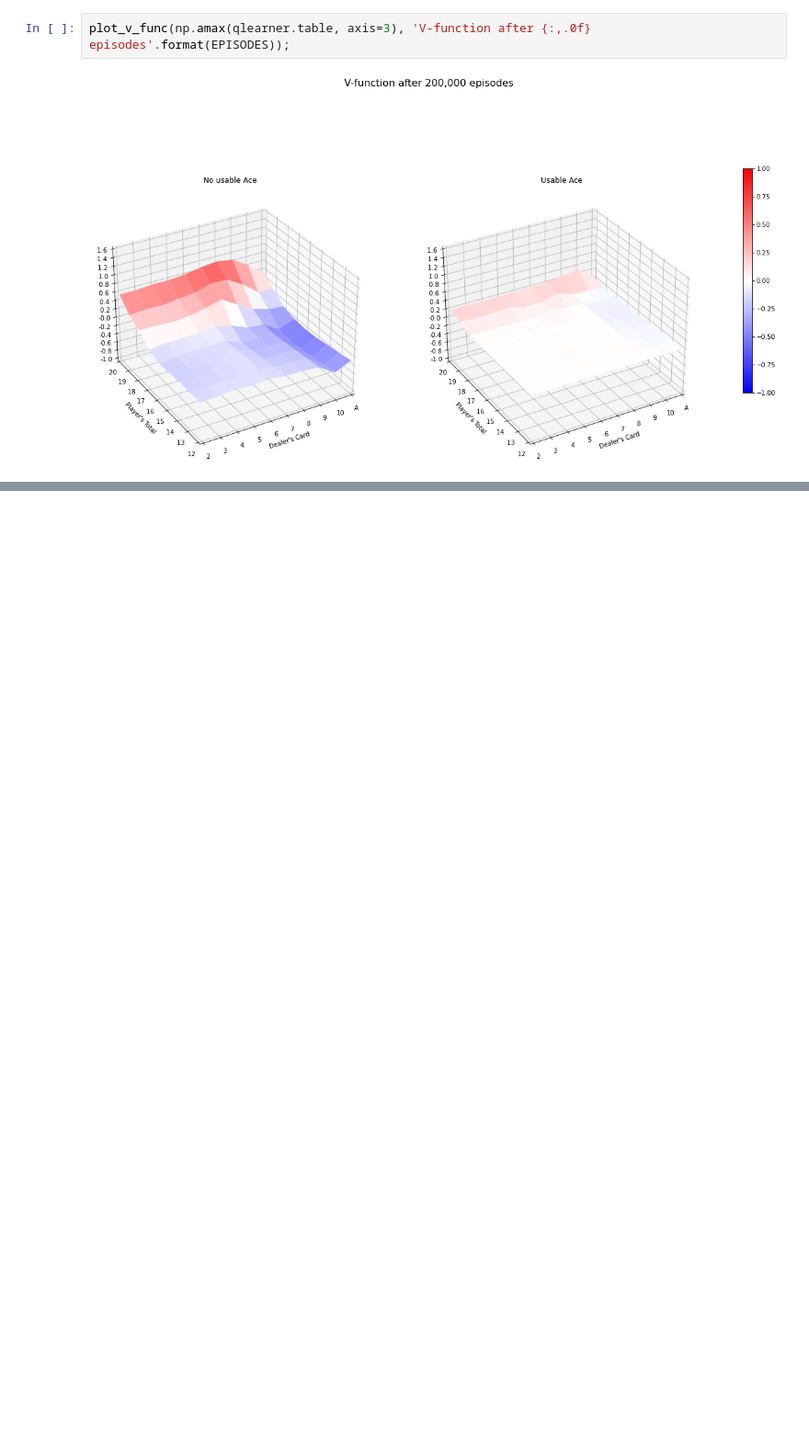
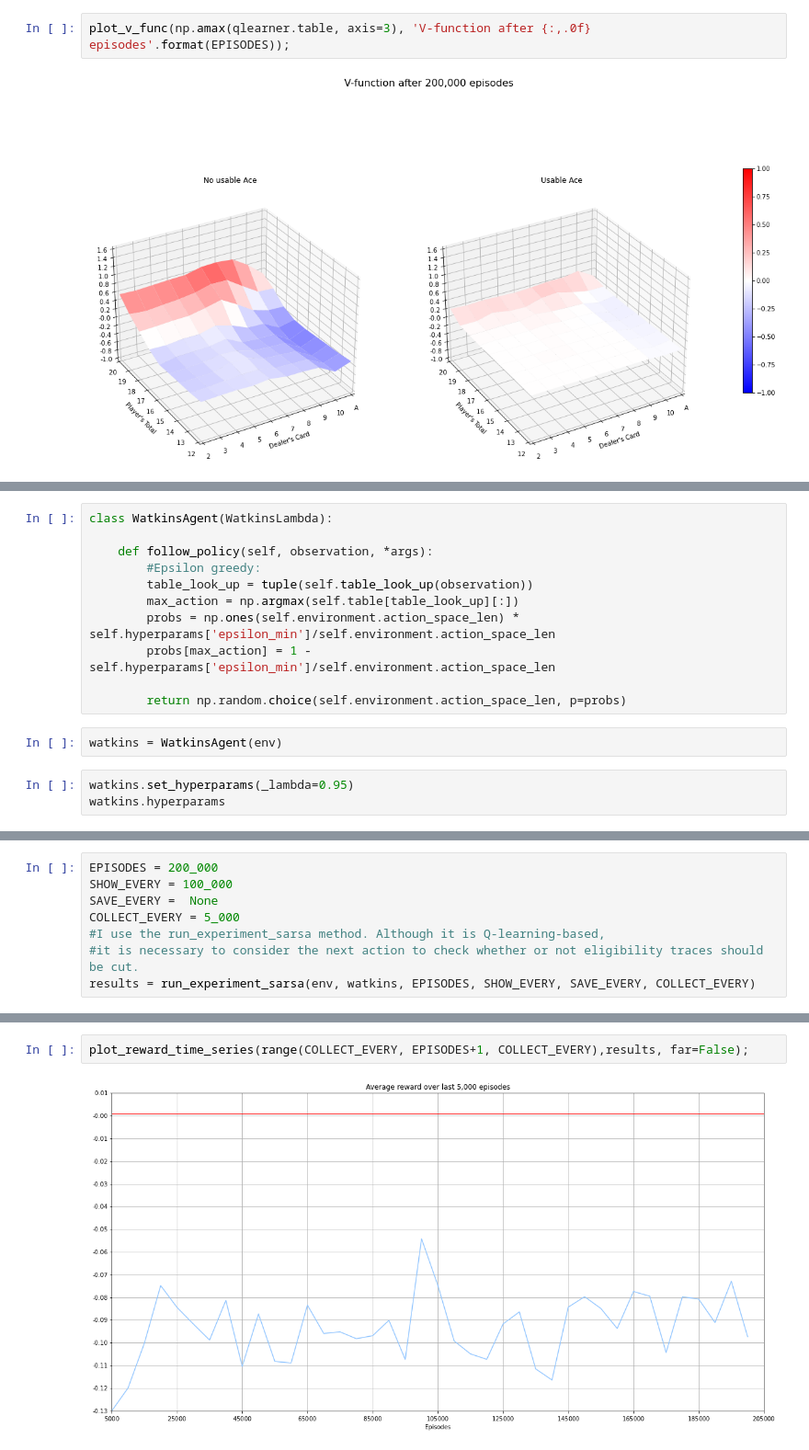
Before and after one commit to Xavi-Linux/Fatjack, a Jupyter notebook: TemporalDifference.ipynb, the cells around one changed output, grey strips where cells are left out. Shown at 92% size. Saved outputs shown, nothing was run; the diff lists cells and outputs as text; blank space fills up the shorter version.

```diff
--- a/TemporalDifference.ipynb
+++ b/TemporalDifference.ipynb
@@ -605,0 +696,16 @@ plot_policy(policy_table, 'Policy after {:,.0f} episodes'.format(EPISODES));
+# %%
+class WatkinsAgent(WatkinsLambda):
+
+    def follow_policy(self, observation, *args):
+        #Epsilon greedy:
+        table_look_up = tuple(self.table_look_up(observation))
+        max_action = np.argmax(self.table[table_look_up][:])
+        probs = np.ones(self.environment.action_space_len) * self.hyperparams['epsilon_min']/self.environment.action_space_len
+        probs[max_action] = 1 - self.hyperparams['epsilon_min']/self.environment.action_space_len
+
+        return np.random.choice(self.environment.action_space_len, p=probs)
+# %%
+watkins = WatkinsAgent(env)
+# %%
+watkins.set_hyperparams(_lambda=0.95)
+watkins.hyperparams
@@ -605,0 +720,8 @@ plot_policy(policy_table, 'Policy after {:,.0f} episodes'.format(EPISODES));
+# %%
+EPISODES = 200_000
+SHOW_EVERY = 100_000
+SAVE_EVERY =  None
+COLLECT_EVERY = 5_000
+#I use the run_experiment_sarsa method. Although it is Q-learning-based,
+#it is necessary to consider the next action to check whether or not eligibility traces should be cut.
+results = run_experiment_sarsa(env, watkins, EPISODES, SHOW_EVERY, SAVE_EVERY, COLLECT_EVERY)
@@ -605,0 +746,4 @@ plot_policy(policy_table, 'Policy after {:,.0f} episodes'.format(EPISODES));
+# %%
+plot_reward_time_series(range(COLLECT_EVERY, EPISODES+1, COLLECT_EVERY),results, far=False);
+# %% [output]
+[figure, added]
```
Also changed, not shown: parts of 35 cells of this notebook.
